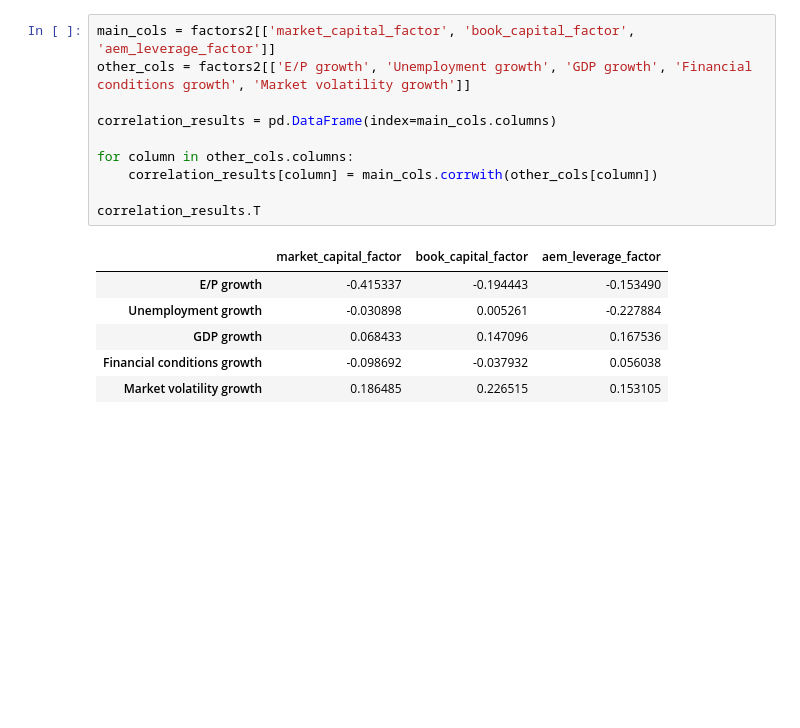
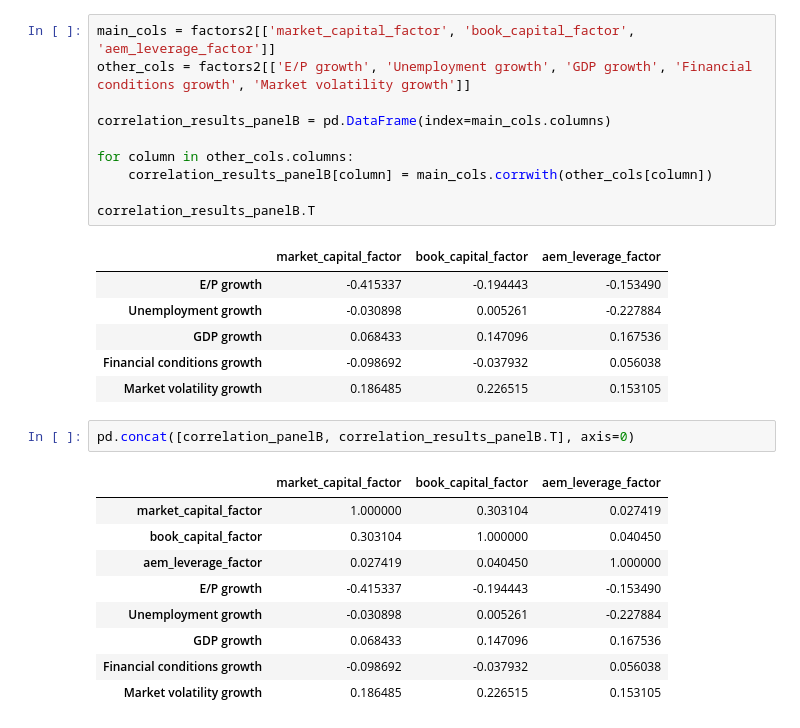
Before and after one commit to 1scarecrow1/intermediary-asset-pricing, a Jupyter notebook: src/Table03_v2.ipynb, the cells around one changed output. Saved outputs shown, nothing was run; the diff lists cells and outputs as text; blank space fills up the shorter version.

```diff
--- a/src/Table03_v2.ipynb
+++ b/src/Table03_v2.ipynb
@@ -955,12 +967,12 @@ correlation_panelB
 main_cols = factors2[['market_capital_factor', 'book_capital_factor', 'aem_leverage_factor']]
 other_cols = factors2[['E/P growth', 'Unemployment growth', 'GDP growth', 'Financial conditions growth', 'Market volatility growth']]
 
-correlation_results = pd.DataFrame(index=main_cols.columns)
+correlation_results_panelB = pd.DataFrame(index=main_cols.columns)
 
 for column in other_cols.columns:
-    correlation_results[column] = main_cols.corrwith(other_cols[column])
+    correlation_results_panelB[column] = main_cols.corrwith(other_cols[column])
 
-correlation_results.T
+correlation_results_panelB.T
 # %% [output]
 |  | market_capital_factor | book_capital_factor | aem_leverage_factor |
 | E/P growth | -0.415337 | -0.194443 | -0.153490 |
@@ -968,3 +980,15 @@ correlation_results.T
 | GDP growth | 0.068433 | 0.147096 | 0.167536 |
 | Financial conditions growth | -0.098692 | -0.037932 | 0.056038 |
 | Market volatility growth | 0.186485 | 0.226515 | 0.153105 |
+# %%
+pd.concat([correlation_panelB, correlation_results_panelB.T], axis=0)
+# %% [output]
+|  | market_capital_factor | book_capital_factor | aem_leverage_factor |
+| market_capital_factor | 1.000000 | 0.303104 | 0.027419 |
+| book_capital_factor | 0.303104 | 1.000000 | 0.040450 |
+| aem_leverage_factor | 0.027419 | 0.040450 | 1.000000 |
+| E/P growth | -0.415337 | -0.194443 | -0.153490 |
+| Unemployment growth | -0.030898 | 0.005261 | -0.227884 |
+| GDP growth | 0.068433 | 0.147096 | 0.167536 |
+| Financial conditions growth | -0.098692 | -0.037932 | 0.056038 |
+| Market volatility growth | 0.186485 | 0.226515 | 0.153105 |
```
Also changed, not shown: parts of 3 cells of this notebook, 3 other files.
